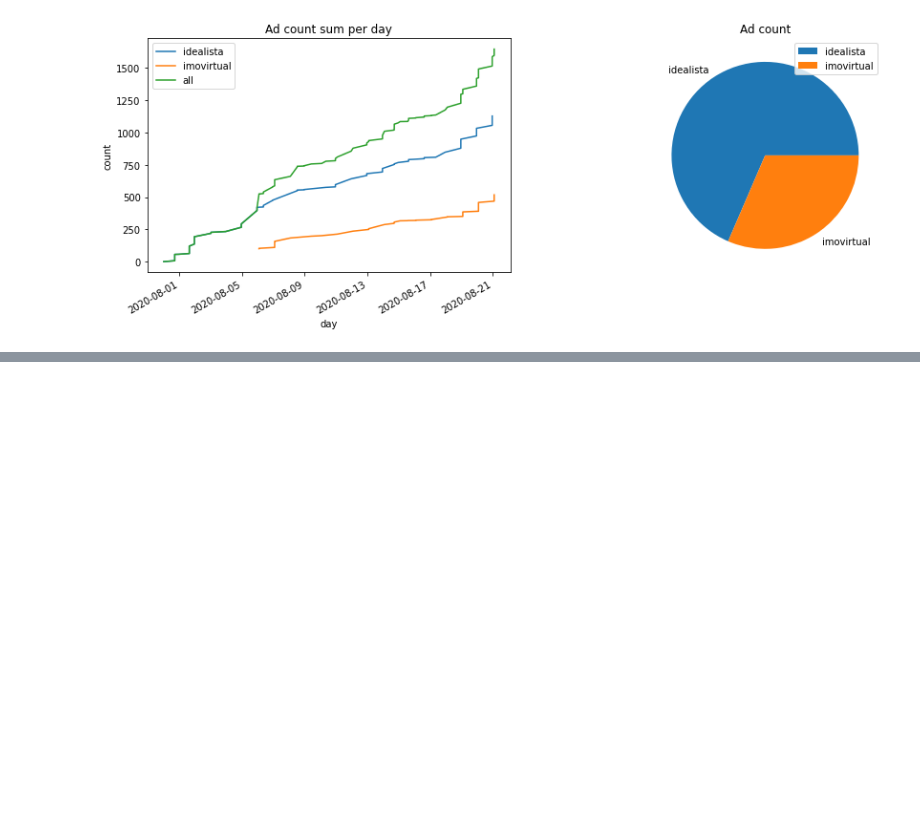
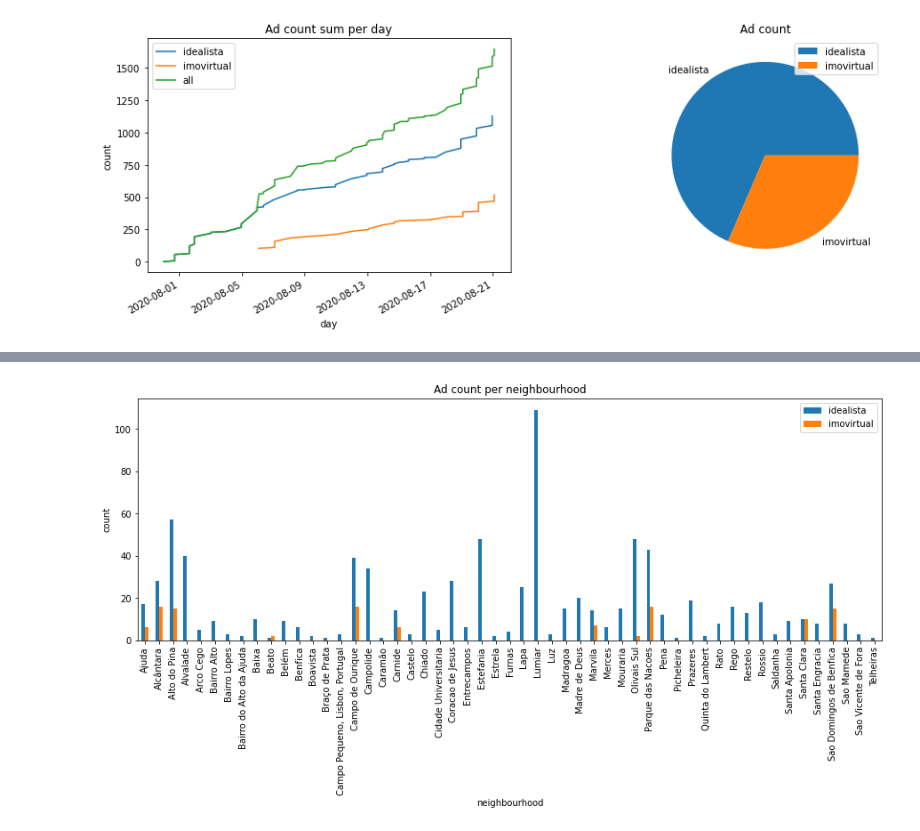
Before and after one commit to daragao/real_estate_web_scrapper, a Jupyter notebook: notebooks/aws_scrapped.ipynb, the cells around one changed output, grey strips where cells are left out. Drawn from its saved outputs; the diff is of its cells as text; code cells hidden in the pictures; blank space fills up the shorter version.

Commit message:
plot count per neighbourhood

```diff
--- a/notebooks/aws_scrapped.ipynb
+++ b/notebooks/aws_scrapped.ipynb
@@ -25,6 +25,9 @@ idealista_scrap_table = dynamodb.Table('scrapped_ads')
 imovirtual_scrap_table = dynamodb.Table('imovirtual_scrap')
 idealista_scrap_rows = scan_all(idealista_scrap_table) #idealista_scrap_table.scan()
 imovirtual_scrap_rows = scan_all(imovirtual_scrap_table) #imovirtual_scrap_table.scan()
+# %%
+geocode_table = dynamodb.Table('geocode')
+geocode_rows = scan_all(geocode_table)
 # %%
 df_idealista = pd.DataFrame(idealista_scrap_rows)
 df_imovirtual = pd.DataFrame(imovirtual_scrap_rows)
@@ -143,0 +239,28 @@ plot_cumulative_ad_count(df_dict)
+# %%
+# add geo field to rows
+field_name = 'neighbourhood'
+df_idealista[field_name] = add_geo_type(field_name, df_idealista)
+df_imovirtual[field_name] = add_geo_type(field_name, df_imovirtual)
+
+# add geo field to rows
+df_dict = { 'idealista': df_idealista, 'imovirtual': df_imovirtual }
+
+def plot_count_per_area(df_dict):
+    fig,axs = plt.subplots(1, 1, figsize = (15, 5))
+
+    ax = axs
+    merged_df = pd.DataFrame()
+    for name, df in df_dict.items():
+        df = pd.DataFrame(df.groupby(field_name).count()['size']) # using external variable field_name
+        df.columns = [name]
+        merged_df = merged_df.merge(df, left_index=True, right_index=True, how='outer', sort=True)
+    merged_df.plot.bar(ax=ax);
+
+    ax.set_xlabel("neighbourhood")
+    ax.set_ylabel("count")
+    ax.legend(loc='best')
+    ax.set_title("Ad count per neighbourhood")
+
+plot_count_per_area(df_dict)
+# %% [output]
+[figure, added]
```
Also changed, not shown: parts of 1 cell of this notebook.
